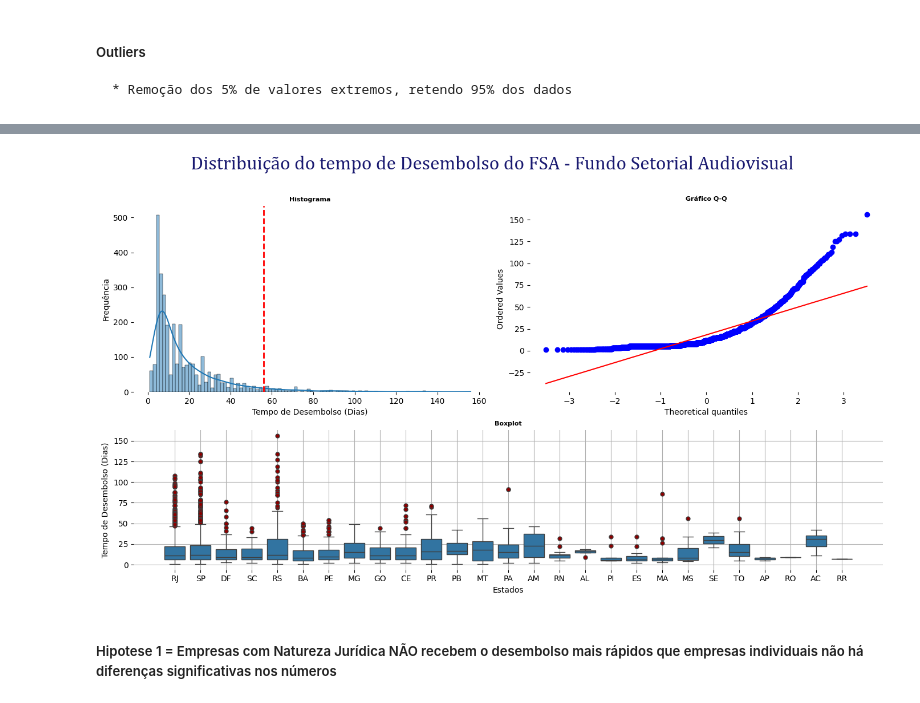
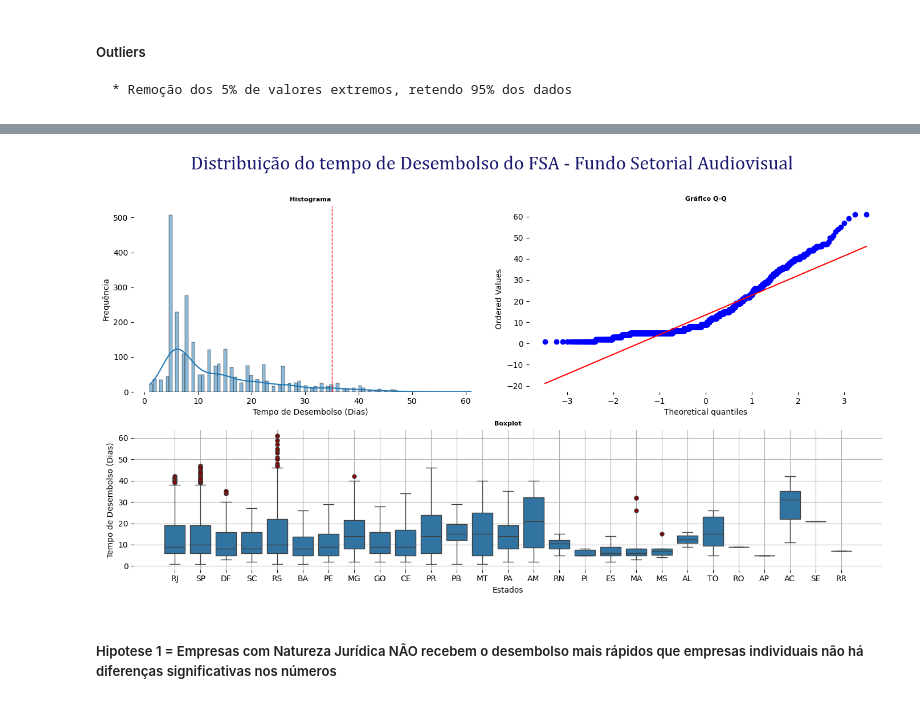
Before and after one commit to fonsecadados/AgenciaNacionalDoCinema_ANCINE, a Jupyter notebook: ANCINE_DesafiosEOportunidades.ipynb, the cells around one changed output, grey strips where cells are left out. Saved outputs shown, nothing was run; the diff lists cells and outputs as text; code cells hidden in the pictures.

Commit message:
outlier

```diff
--- a/ANCINE_DesafiosEOportunidades.ipynb
+++ b/ANCINE_DesafiosEOportunidades.ipynb
@@ -1306,4 +1290,25 @@ fsa_desembolso_tempo['NATUREZA_JURIDICA_encoded'] = pd.factorize(fsa_desembolso_
 # %% [markdown]
 ##### Outliers
     * Remoção dos 5% de valores extremos, retendo 95% dos dados
+# %%
+#Definindo
+# Copiando os DataFrames para evitar modificações nos originais
+fsa_ml_padrao_outlier = fsa_ml_padrao.copy()
+fsa_ml_padrao_outlier = fsa_ml_padrao_outlier.copy()
+
+# Lista de UF's
+ufs = ['RJ', 'SP', 'DF', 'SC', 'RS', 'BA', 'MG', 'PE', 'GO', 'CE', 'PR',
+       'PB', 'MT', 'PA', 'AM', 'RN', 'AL', 'PI', 'SE', 'AP', 'ES', 'MA',
+       'MS', 'TO', 'RO', 'AC', 'RR']
+
+# Iterando sobre cada UF na lista
+for uf in ufs:
+    # Filtrando os dados para a UF atual
+    query_uf = fsa_ml_padrao.query('UF == @uf')
+
+    # Calculando o percentil de 95% para a coluna 'TEMPO_DESEMBOLSO'
+    percentil_95 = np.percentile(query_uf['TEMPO_DESEMBOLSO'], 95)
+    fsa_ml_padrao_outlier = fsa_ml_padrao_outlier[~((fsa_ml_padrao_outlier['UF'] == uf) & (fsa_ml_padrao_outlier['TEMPO_DESEMBOLSO'] > percentil_95))]
+
+fsa_ml_padrao = fsa_ml_padrao_outlier.copy()
 # %%
@@ -1400,7 +1407,7 @@ plt.figure(figsize=(14, 8))
 gs = gridspec.GridSpec(2, 2, height_ratios=[4, 3], width_ratios=[2, 2])
 # Plotar mapa dos estados sem SP e RJ
 ax1 = plt.subplot(gs[0,0])
-sns.histplot(df_desembolso['TEMPO_DESEMBOLSO'], bins=100, kde=True)
+sns.histplot(fsa_ml_padrao['TEMPO_DESEMBOLSO'], bins=100, kde=True)
 ax1.set_title('Histograma', fontweight='bold', fontsize=8)
 ax1.set_xlabel('Tempo de Desembolso (Dias)')
 ax1.set_ylabel('Frequência')
@@ -1409,8 +1416,8 @@ ax1.spines['right'].set_visible(False)
 ax1.spines['left'].set_visible(False)
 ax1.spines['bottom'].set_visible(False)
 
-quantile_95 = np.percentile(df_desembolso['TEMPO_DESEMBOLSO'], 95)
-ax1.axvline(x=quantile_95, color='red', linestyle='--', linewidth=2, label='Quantil de 95%')
+quantile_95 = np.percentile(fsa_ml_padrao['TEMPO_DESEMBOLSO'], 95)
+ax1.axvline(x=quantile_95, color='red', linestyle='--', linewidth=1, label='Quantil de 95%')
 
 ##########
 
@@ -1418,7 +1425,7 @@ ax1.axvline(x=quantile_95, color='red', linestyle='--', linewidth=2, label='Quan
 
 
 ax2 = plt.subplot(gs[0,1])
-stats.probplot(df_desembolso['TEMPO_DESEMBOLSO'], dist="norm", plot=plt)
+stats.probplot(fsa_ml_padrao['TEMPO_DESEMBOLSO'], dist="norm", plot=plt)
 ax2.set_title('Gráfico Q-Q', fontweight='bold', fontsize=8)
 ax2.spines['top'].set_visible(False)
 ax2.spines['right'].set_visible(False)
@@ -1429,35 +1436,35 @@ ax2.spines['bottom'].set_visible(False)
 
 # Plotar gráfico de barras
 flierprops = dict(marker='o', color='darkblue', markerfacecolor='darkred', markersize=5)
 
 ax3 = plt.subplot(gs[1, :])
-sns.boxplot(x='UF', y='TEMPO_DESEMBOLSO', data=df_desembolso, ax=ax3, flierprops=flierprops)
+sns.boxplot(x='UF', y='TEMPO_DESEMBOLSO', data=fsa_ml_padrao, ax=ax3, flierprops=flierprops)
 # for p in ax3.patches:
 #     ax3.annotate(
 #                    ha='center', va='center',
 #                    xytext=(0, 8),
 #                    textcoords='offset points',
 #                    fontsize=9, fontweight='bold')
 ax3.set_title('Boxplot', fontweight='bold', fontsize=8)
 ax3.set_xlabel('Estados')
 ax3.set_ylabel('Tempo de Desembolso (Dias)')
 ax3.margins(0.045)
 plt.tight_layout()
 ax3.grid(True)
 ax3.spines['top'].set_visible(False)
 ax3.spines['right'].set_visible(False)
 ax3.spines['left'].set_visible(False)
 ax3.spines['bottom'].set_visible(False)
 
 ##############
 
 fontprops = {'color': 'midnightblue', 'weight': 'bold', 'style': 'normal', 'family' : 'Cambria'}
 
 plt.suptitle('Distribuição do tempo de Desembolso do FSA - Fundo Setorial Audiovisual', fontdict=fontprops, fontsize=24)
 plt.subplots_adjust(top=0.87)
 plt.show()
 # %% [output]
-[figure, old version]
+[figure, new version]
 # %% [markdown]
 ##### Hipotese 1 = Empresas com Natureza Jurídica NÃO recebem o desembolso mais rápidos que empresas individuais não há diferenças significativas nos números
 # %% [markdown]
```
Also changed, not shown: parts of 11 cells of this notebook.
